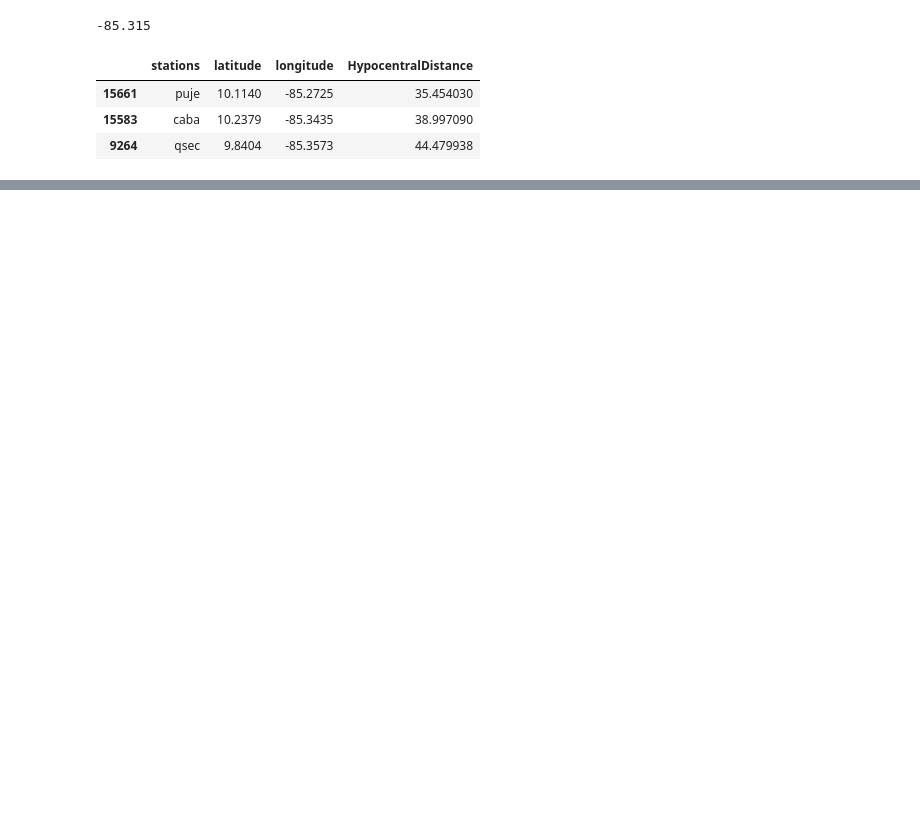
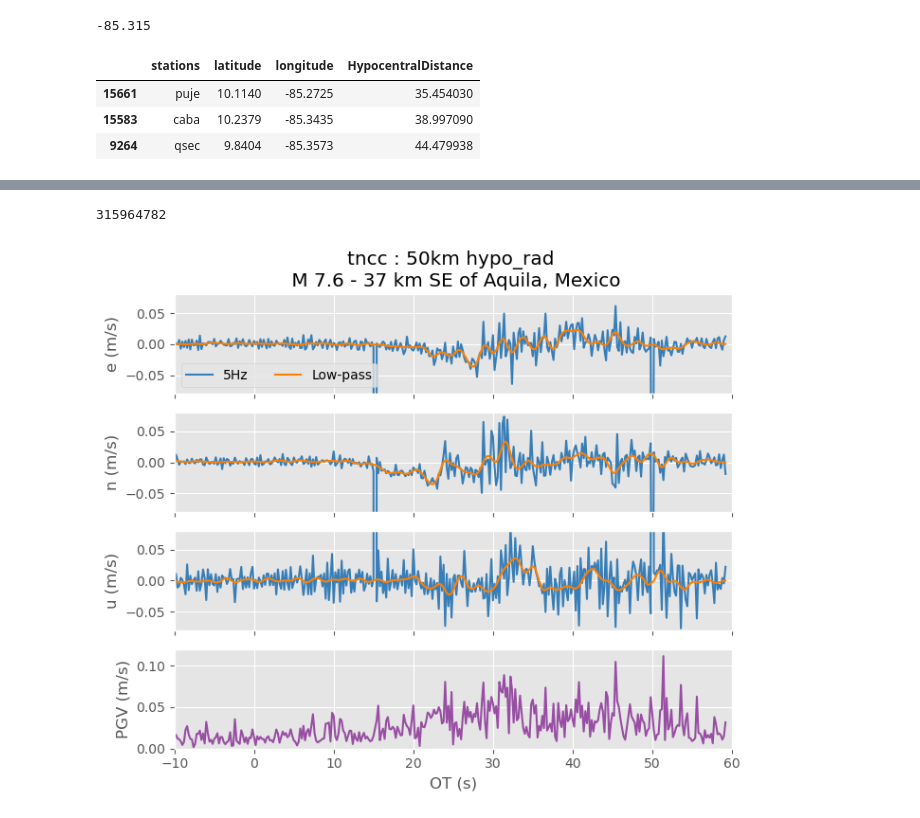
Before and after one commit to timdittmann/SNIVEL, a Jupyter notebook: snivel_event_notebook.ipynb, the cells around one changed output, grey strips where cells are left out. Drawn from its saved outputs; the diff is of its cells as text; code cells hidden in the pictures; blank space fills up the shorter version.

```diff
--- a/snivel_event_notebook.ipynb
+++ b/snivel_event_notebook.ipynb
@@ -390,0 +481,47 @@ for site in MyList:
+# %%
+plt.rcParams.update(plt.rcParamsDefault)
+
+plt.style.use('ggplot')
+
+vel_df=read_vel(site,eq_year,eq_doy)
+#vel_df=vel_df[abs(vel_df.dudt)<1]
+vel_df=vel_df.between_time("18:04:56","18:06:06")
+station = gnss_station(site)
+station.lat=sta_coords_df[sta_coords_df.stations==site].latitude.values[0]
+station.long=sta_coords_df[sta_coords_df.stations==site].longitude.values[0]
+
+station=calculate_p_s_arrival_depth(station, eq)
+fig, ax = plt.subplots(4, 1, figsize=(7,6), sharex=True)
+
+for i,direc in enumerate(['dedt','dndt','dudt']):
+    ax[i].plot((vel_df.index-eq.time).total_seconds(),vel_df[direc],color=colors[1], label='5Hz')
+    ax[i].plot((vel_df[abs(vel_df.dudt)<1].index-eq.time).total_seconds(), lowpass(vel_df[abs(vel_df.dudt)<1][direc], freq=(1/1)/2, df=5, corners=4, zerophase=True), label='Low-pass', color=colors[4])
+
+    #plt.axvline(pd.to_datetime('2021-11-09 06:25:17'))
+    #ax[i].axvline((eq.time-eq.time).total_seconds(), color='black')
+    #ax[i].axvline((station.s_arrival-eq.time).total_seconds(), color='red')
+    #ax[i].axvline((station.p_arrival-eq.time).total_seconds(), color='green')
+    ax[i].set_ylim([-.08,.08])
+    ax[i].set_ylabel('%s (m/s)' %direc[1:2])
+    if i==0:
+        ax[0].legend(loc='lower left', ncol=2)
+hypo_radius=sta_used[sta_used.stations==site].HypocentralDistance.values[0]
+ax[0].set_title('%s : %02dkm hypo_rad \n %s' %(site, hypo_radius, eq.name))
+#ax[i].set_xlim([eq.time-datetime.timedelta(minutes=0.5), station.s_arrival+datetime.timedelta(minutes=.5)])
+ax[i].set_xlim([-10,60])
+
+pgv=np.sqrt(vel_df[abs(vel_df.dudt)<1].dudt**2+vel_df[abs(vel_df.dudt)<1].dedt**2+vel_df[abs(vel_df.dudt)<1].dndt**2)
+ax[3].plot((pgv.index-eq.time).total_seconds(),pgv,colors[3])
+ax[3].set_ylim([0,.12])
+ax[3].set_ylabel('PGV (m/s)')
+ax[3].set_xlabel('OT (s)')
+#ax[3].axvline((pgv.idxmax()-eq.time).total_seconds(), linestyle='--')
+#ax[3].axhline(pgv.max(), linestyle='--')
+
+
+plt.tight_layout()
+plt.savefig('%s_%s.png' %(eventID,site))
+plt.show()
+# %% [output]
+315964782
+[figure, added]
```
Also changed, not shown: parts of 15 cells of this notebook, 4 other files.
